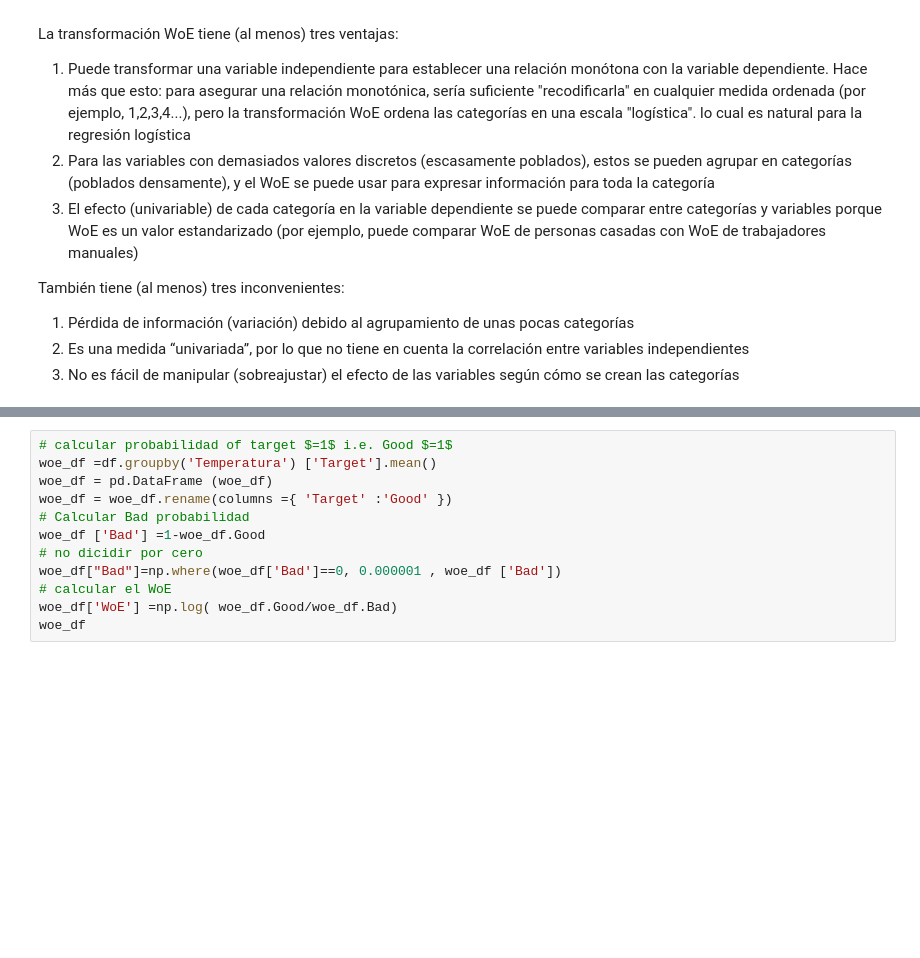
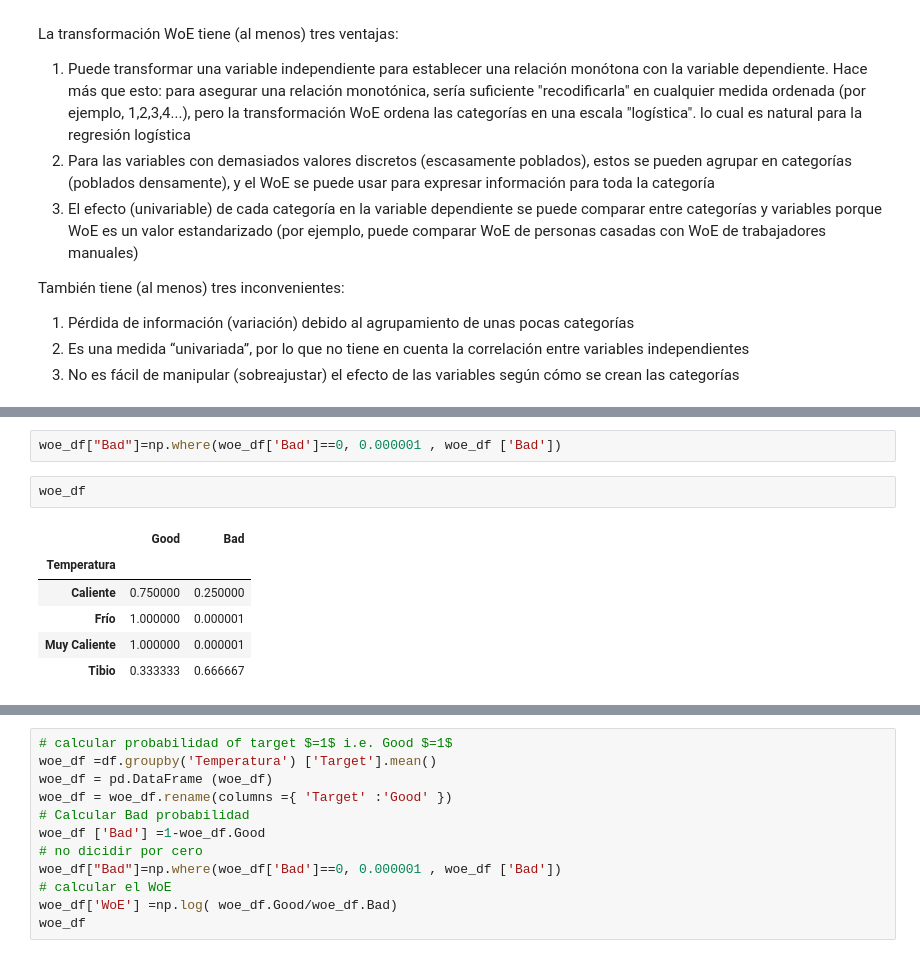
Before and after one commit to Wilsonsr/Metodos-Estadisticos, a Jupyter notebook: CUADERNOS/Codificacion variables categoricas.ipynb, the cells around one changed output, grey strips where cells are left out. Saved outputs shown, nothing was run; the diff lists cells and outputs as text; blank space fills up the shorter version.

```diff
--- a/CUADERNOS/Codificacion variables categoricas.ipynb
+++ b/CUADERNOS/Codificacion variables categoricas.ipynb
@@ -348,0 +382,11 @@ También tiene (al menos) tres inconvenientes:
+# %%
+woe_df["Bad"]=np.where(woe_df['Bad']==0, 0.000001 , woe_df ['Bad'])
+# %%
+woe_df
+# %% [output]
+|  | Good | Bad |
+| Temperatura |  |  |
+| Caliente | 0.750000 | 0.250000 |
+| Frío | 1.000000 | 0.000001 |
+| Muy Caliente | 1.000000 | 0.000001 |
+| Tibio | 0.333333 | 0.666667 |
```
Also changed, not shown: parts of 7 cells of this notebook.
